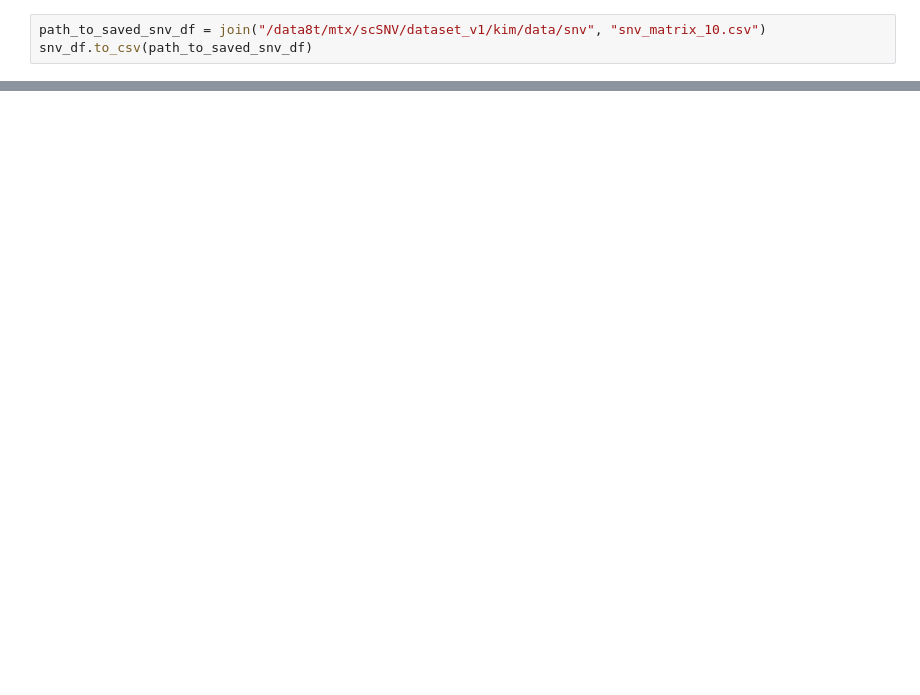
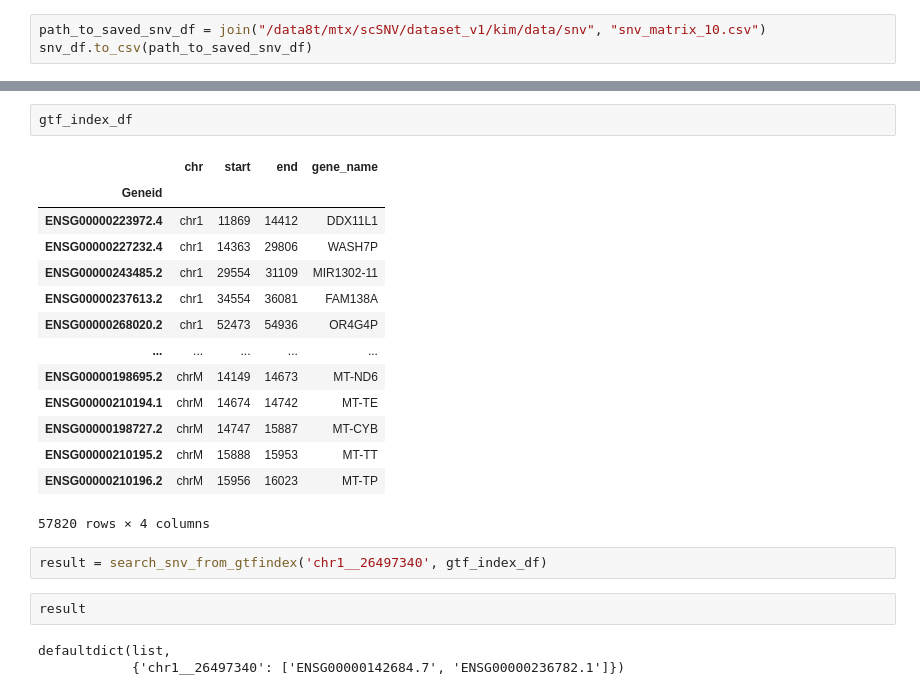
Before and after one commit to thu1911/snv, a Jupyter notebook: BuildSNVMatrix.ipynb, the cells around one changed output, grey strips where cells are left out. Cells and saved outputs as stored; diff of their text form; blank space fills up the shorter version.

```diff
--- a/BuildSNVMatrix.ipynb
+++ b/BuildSNVMatrix.ipynb
@@ -60,0 +86,24 @@ Length: 121, dtype: object
+# %%
+gtf_index_df
+# %% [output]
+|  | chr | start | end | gene_name |
+| Geneid |  |  |  |  |
+| ENSG00000223972.4 | chr1 | 11869 | 14412 | DDX11L1 |
+| ENSG00000227232.4 | chr1 | 14363 | 29806 | WASH7P |
+| ENSG00000243485.2 | chr1 | 29554 | 31109 | MIR1302-11 |
+| ENSG00000237613.2 | chr1 | 34554 | 36081 | FAM138A |
+| ENSG00000268020.2 | chr1 | 52473 | 54936 | OR4G4P |
+| ... | ... | ... | ... | ... |
+| ENSG00000198695.2 | chrM | 14149 | 14673 | MT-ND6 |
+| ENSG00000210194.1 | chrM | 14674 | 14742 | MT-TE |
+| ENSG00000198727.2 | chrM | 14747 | 15887 | MT-CYB |
+| ENSG00000210195.2 | chrM | 15888 | 15953 | MT-TT |
+| ENSG00000210196.2 | chrM | 15956 | 16023 | MT-TP |
+57820 rows × 4 columns
+# %%
+result = search_snv_from_gtfindex('chr1__26497340', gtf_index_df)
+# %%
+result
+# %% [output]
+defaultdict(list,
+            {'chr1__26497340': ['ENSG00000142684.7', 'ENSG00000236782.1']})
```
Also changed, not shown: parts of 28 cells of this notebook, 1 other file.
